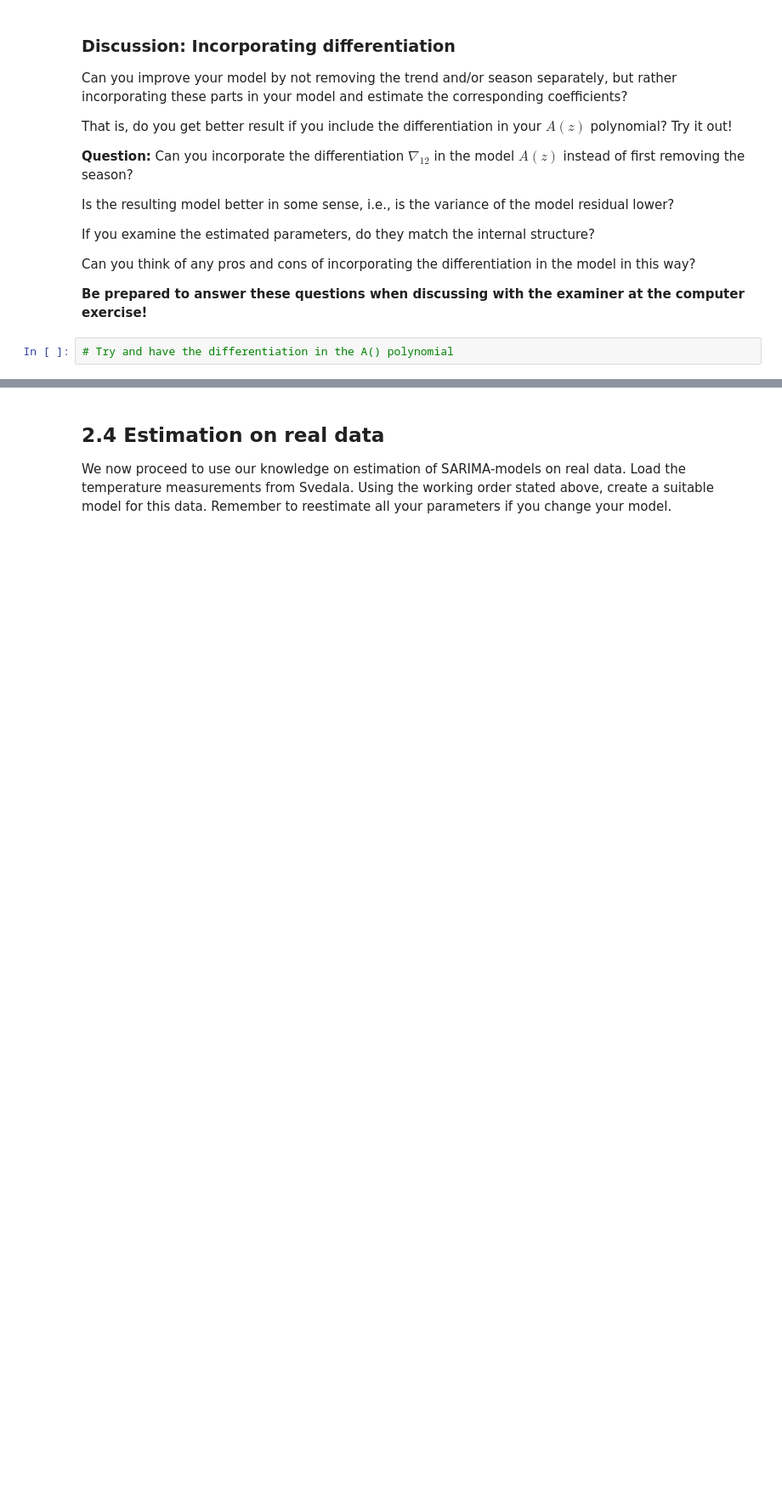
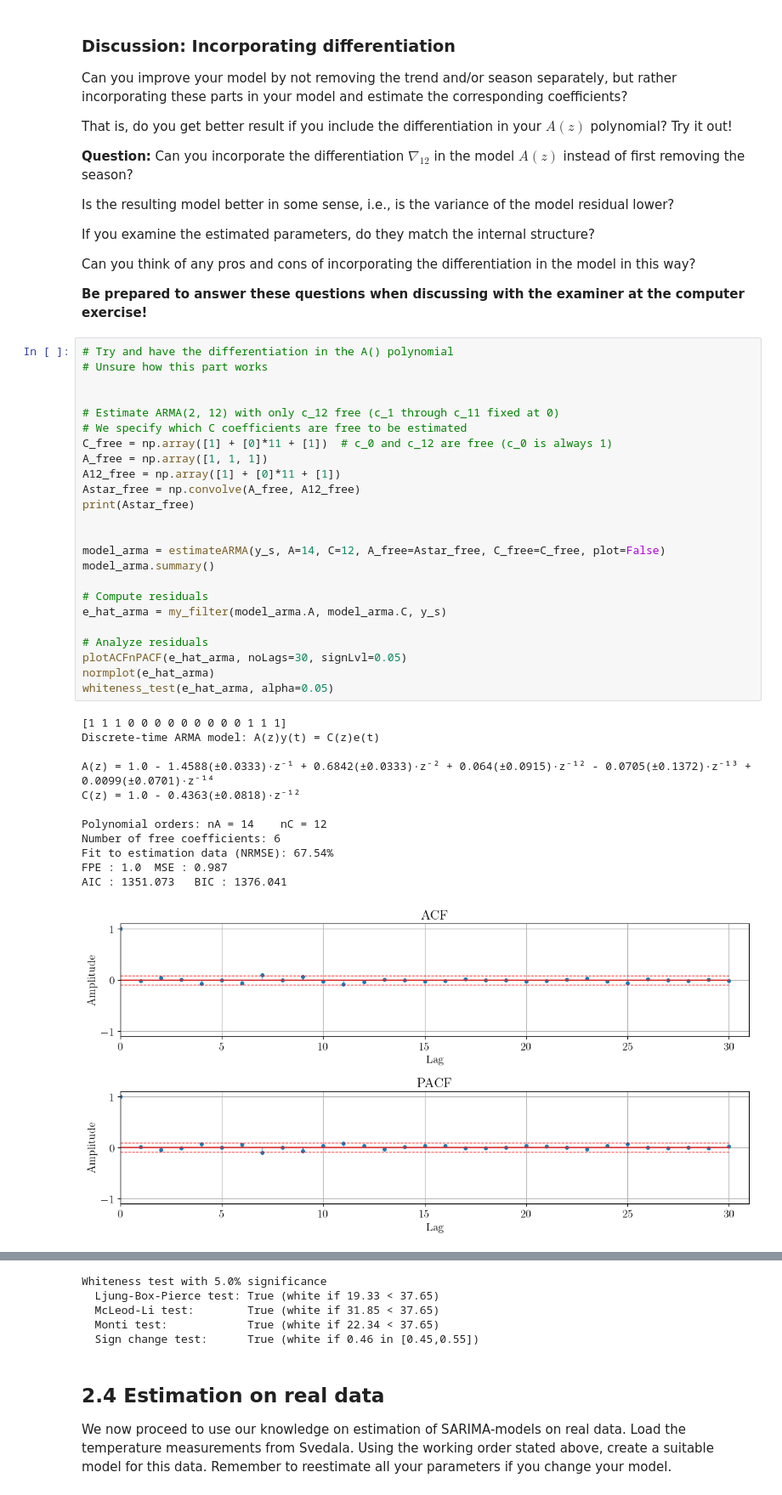
Before and after one commit to asifakhan09/MASM17-Time-series-analysis, a Jupyter notebook: Lab 1/lab1_johan.ipynb, the cells around one changed output, grey strips where cells are left out. Shown at 85% size. Drawn from its saved outputs; the diff is of its cells as text; blank space fills up the shorter version.

```diff
--- a/Lab 1/lab1_johan.ipynb
+++ b/Lab 1/lab1_johan.ipynb
@@ -690,3 +708,38 @@ Can you think of any pros and cons of incorporating the differentiation in the m
 **Be prepared to answer these questions when discussing with the examiner at the computer exercise!**
 # %%
 # Try and have the differentiation in the A() polynomial
+# Unsure how this part works
+
+
+# Estimate ARMA(2, 12) with only c_12 free (c_1 through c_11 fixed at 0)
+# We specify which C coefficients are free to be estimated
+C_free = np.array([1] + [0]*11 + [1])  # c_0 and c_12 are free (c_0 is always 1)
+A_free = np.array([1, 1, 1])
+A12_free = np.array([1] + [0]*11 + [1])
+Astar_free = np.convolve(A_free, A12_free)
+print(Astar_free)
+
+
+model_arma = estimateARMA(y_s, A=14, C=12, A_free=Astar_free, C_free=C_free, plot=False)
+model_arma.summary()
+
+# Compute residuals
+e_hat_arma = my_filter(model_arma.A, model_arma.C, y_s)
+
+# Analyze residuals
+plotACFnPACF(e_hat_arma, noLags=30, signLvl=0.05)
+normplot(e_hat_arma)
+whiteness_test(e_hat_arma, alpha=0.05)
+# %% [output]
+[1 1 1 0 0 0 0 0 0 0 0 0 1 1 1]
+Discrete-time ARMA model: A(z)y(t) = C(z)e(t)
+
+A(z) = 1.0 - 1.4588(±0.0333)·z⁻¹ + 0.6842(±0.0333)·z⁻² + 0.064(±0.0915)·z⁻¹² - 0.0705(±0.1372)·z⁻¹³ + 0.0099(±0.0701)·z⁻¹⁴
+C(z) = 1.0 - 0.4363(±0.0818)·z⁻¹²
+
+Polynomial orders: nA = 14    nC = 12
+Number of free coefficients: 6
+Fit to estimation data (NRMSE): 67.54%
+FPE : 1.0  MSE : 0.987
+AIC : 1351.073   BIC : 1376.041
+[figure, added]
@@ -693,3 +747,8 @@ Can you think of any pros and cons of incorporating the differentiation in the m
+Whiteness test with 5.0% significance
+  Ljung-Box-Pierce test: True (white if 19.33 < 37.65)
+  McLeod-Li test:        True (white if 31.85 < 37.65)
+  Monti test:            True (white if 22.34 < 37.65)
+  Sign change test:      True (white if 0.46 in [0.45,0.55])
 # %% [markdown]
 ## 2.4 Estimation on real data
 
```
Also changed, not shown: parts of 10 cells of this notebook.
